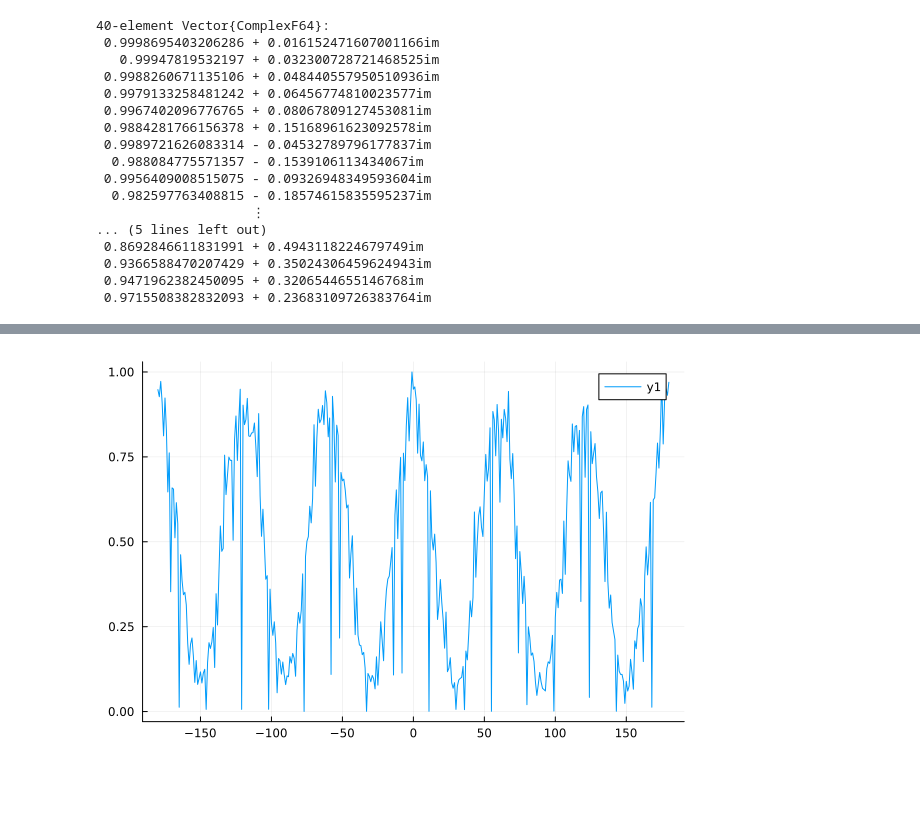
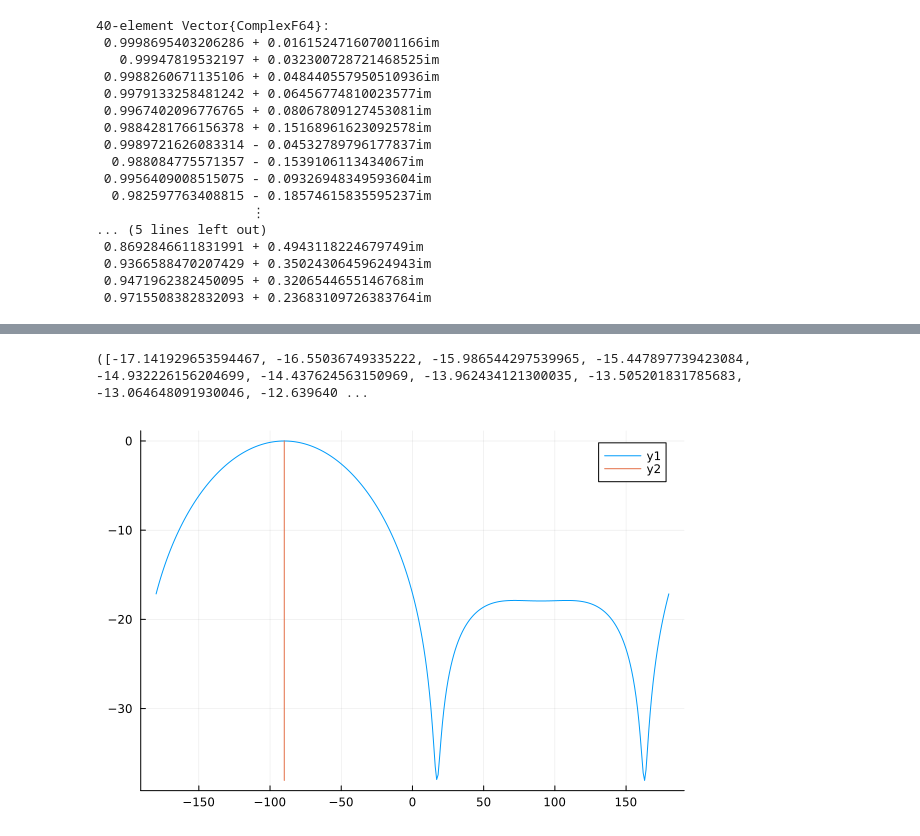
Before and after one commit to soundmapping/localization, a Jupyter notebook: doa/dbf_convex.ipynb, the cells around one changed output, grey strips where cells are left out. Saved outputs shown, nothing was run; the diff lists cells and outputs as text; code cells hidden in the pictures; blank space fills up the shorter version.

```diff
--- a/doa/dbf_convex.ipynb
+++ b/doa/dbf_convex.ipynb
@@ -179,8 +201,16 @@ for az in az_list
     P_val = h_opt' * Rx * h_opt;
     push!(P, abs(P_val));
 end
-# %%
-using Plots
-plot(az_list, P ./ maximum(P))
-# %% [output]
-[figure, removed]
+# %%
+include("./cbf.jl")
+P_db, az_max = predict_az(P, az_list)
+# %% [output]
+([-17.141929653594467, -16.55036749335222, -15.986544297539965, -15.447897739423084, -14.932226156204699, -14.437624563150969, -13.962434121300035, -13.505201831785683, -13.064648091930046, -12.639640 ...
+# %%
+using Plots
+ymin = minimum(P_db);
+plot1 = plot(az_list, P_db)
+plot!([az_max; az_max], [ymin; 0])
+display(plot1)
+# %% [output]
+[figure, added]
```
Also changed, not shown: parts of 12 cells of this notebook, 2 other files.
